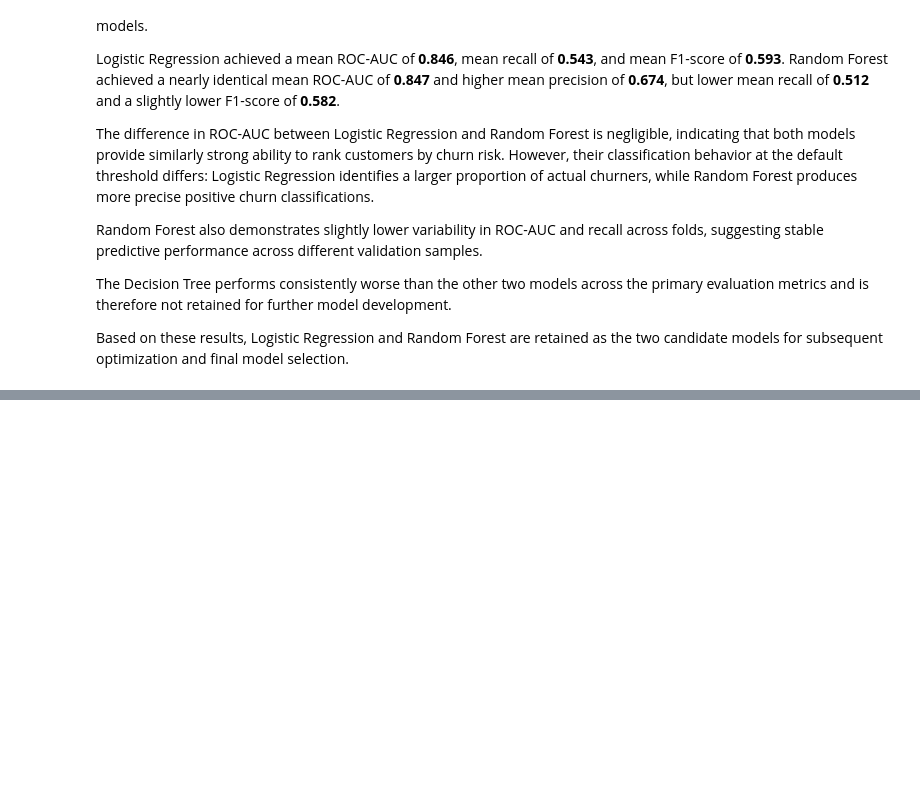
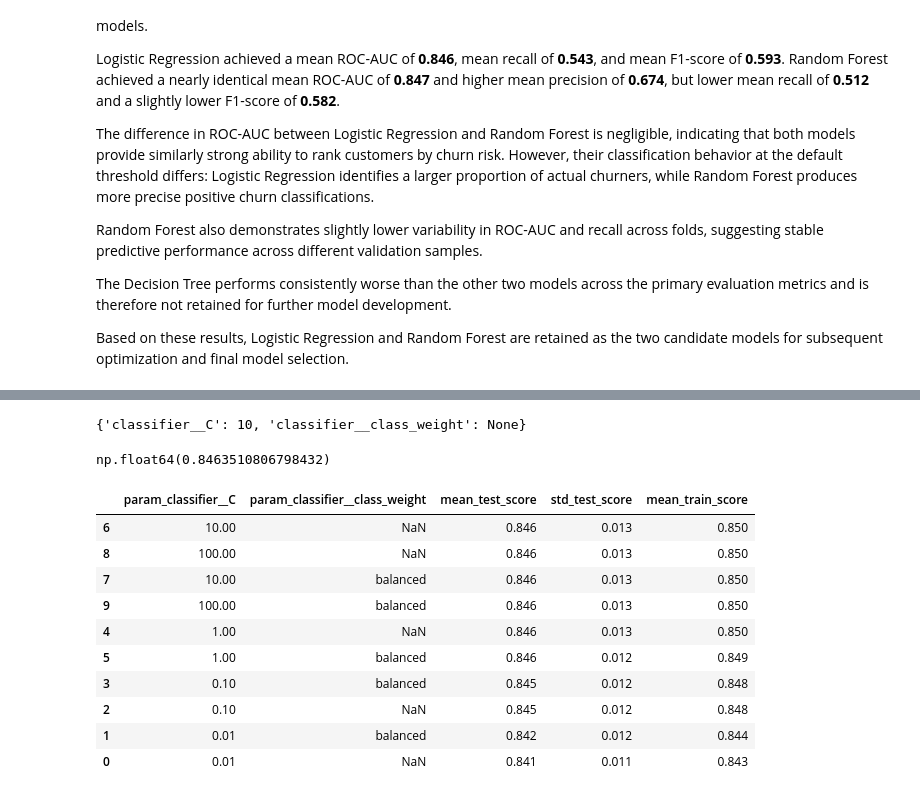
Before and after one commit to mrsmv/Customer-churn-retention-analysis, a Jupyter notebook: 2_noteboooks/03_churn_modeling/churn_modeling.ipynb, the cells around one changed output, grey strips where cells are left out. Cells and saved outputs as stored; diff of their text form; code cells hidden in the pictures; blank space fills up the shorter version.

```diff
--- a/2_noteboooks/03_churn_modeling/churn_modeling.ipynb
+++ b/2_noteboooks/03_churn_modeling/churn_modeling.ipynb
@@ -1865,0 +1897,19 @@ selection.
+# %%
+#defining the parameter grid
+logistic_param_grid = {
+    "classifier__C": [0.01, 0.1, 1, 10, 100],
+    "classifier__class_weight": [None, "balanced"]
+}
+# %%
+#building the grid search
+logistic_grid = GridSearchCV(
+    estimator=logistic_tuning_pipeline,
+    param_grid=logistic_param_grid,
+    scoring="roc_auc",
+    cv=cv,
+    n_jobs=-1,
+    refit=True,
+    return_train_score=True
+)
+# %%
+logistic_grid.fit(X_train, y_train)
@@ -1865,0 +1934,35 @@ selection.
+# %%
+logistic_grid.best_params_
+# %% [output]
+{'classifier__C': 10, 'classifier__class_weight': None}
+# %%
+logistic_grid.best_score_
+# %% [output]
+np.float64(0.8463510806798432)
+# %%
+logistic_grid_results = pd.DataFrame(logistic_grid.cv_results_)
+# %%
+logistic_grid_results[
+    [
+        "param_classifier__C",
+        "param_classifier__class_weight",
+        "mean_test_score",
+        "std_test_score",
+        "mean_train_score"
+    ]
+].sort_values(
+    "mean_test_score",
+    ascending=False
+).round(3)
+# %% [output]
+|  | param_classifier__C | param_classifier__class_weight | mean_test_score | std_test_score | mean_train_score |
+| 6 | 10.00 | NaN | 0.846 | 0.013 | 0.850 |
+| 8 | 100.00 | NaN | 0.846 | 0.013 | 0.850 |
+| 7 | 10.00 | balanced | 0.846 | 0.013 | 0.850 |
+| 9 | 100.00 | balanced | 0.846 | 0.013 | 0.850 |
+| 4 | 1.00 | NaN | 0.846 | 0.013 | 0.850 |
+| 5 | 1.00 | balanced | 0.846 | 0.012 | 0.849 |
+| 3 | 0.10 | balanced | 0.845 | 0.012 | 0.848 |
+| 2 | 0.10 | NaN | 0.845 | 0.012 | 0.848 |
+| 1 | 0.01 | balanced | 0.842 | 0.012 | 0.844 |
+| 0 | 0.01 | NaN | 0.841 | 0.011 | 0.843 |
```
Also changed, not shown: parts of 24 cells of this notebook.
